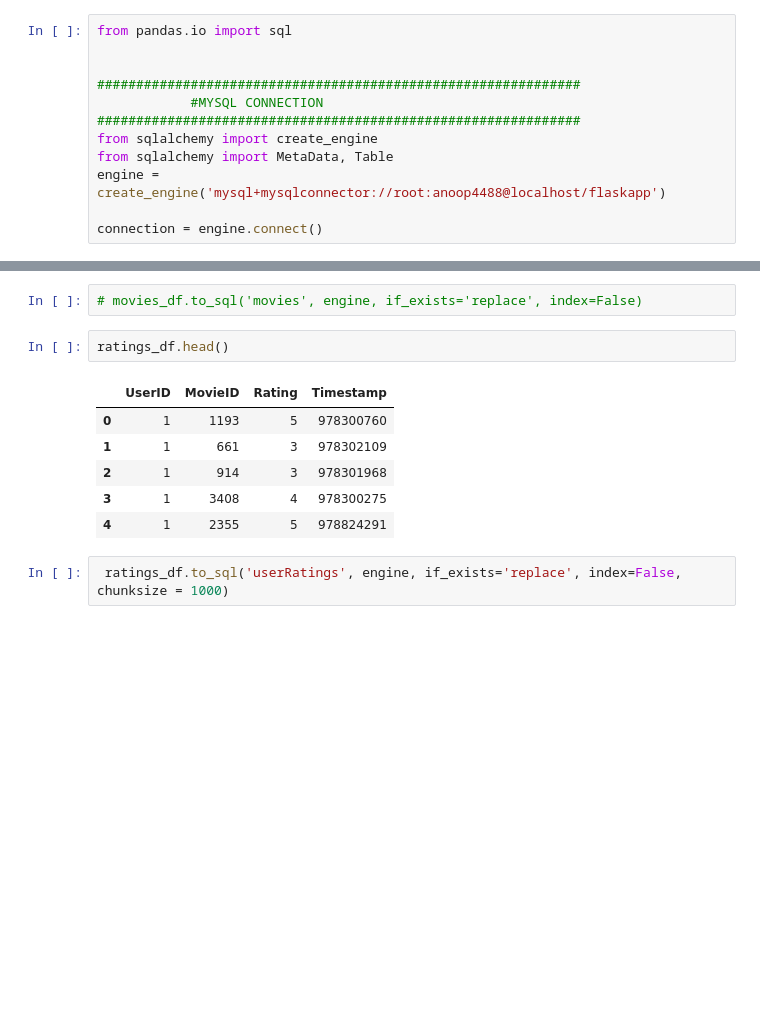
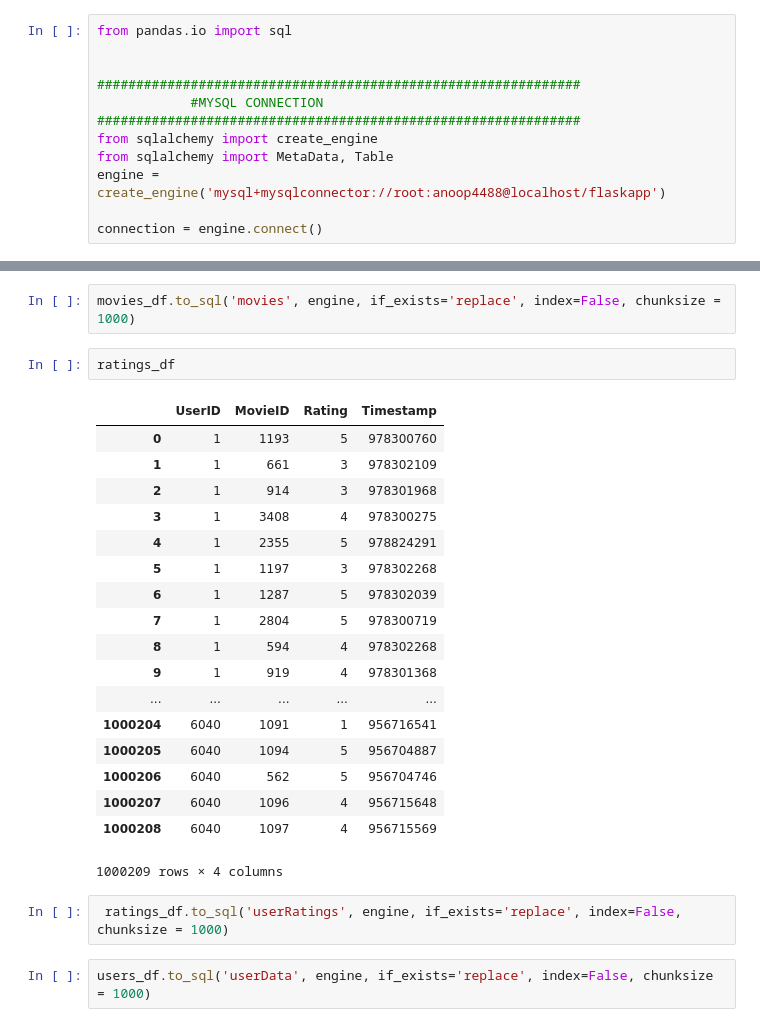
Before and after one commit to DEZNiT/RecSysJupyter, a Jupyter notebook: Pandas Df to mysql.ipynb, the cells around one changed output, grey strips where cells are left out. Drawn from its saved outputs; the diff is of its cells as text; blank space fills up the shorter version.

```diff
--- a/Pandas Df to mysql.ipynb
+++ b/Pandas Df to mysql.ipynb
@@ -77,13 +95,27 @@ connection = engine.connect()
 # %%
-# movies_df.to_sql('movies', engine, if_exists='replace', index=False)
+movies_df.to_sql('movies', engine, if_exists='replace', index=False, chunksize = 1000)
 # %%
-ratings_df.head()
+ratings_df
 # %% [output]
 |  | UserID | MovieID | Rating | Timestamp |
 | 0 | 1 | 1193 | 5 | 978300760 |
 | 1 | 1 | 661 | 3 | 978302109 |
 | 2 | 1 | 914 | 3 | 978301968 |
 | 3 | 1 | 3408 | 4 | 978300275 |
 | 4 | 1 | 2355 | 5 | 978824291 |
+| 5 | 1 | 1197 | 3 | 978302268 |
+| 6 | 1 | 1287 | 5 | 978302039 |
+| 7 | 1 | 2804 | 5 | 978300719 |
+| 8 | 1 | 594 | 4 | 978302268 |
+| 9 | 1 | 919 | 4 | 978301368 |
+| ... | ... | ... | ... | ... |
+| 1000204 | 6040 | 1091 | 1 | 956716541 |
+| 1000205 | 6040 | 1094 | 5 | 956704887 |
+| 1000206 | 6040 | 562 | 5 | 956704746 |
+| 1000207 | 6040 | 1096 | 4 | 956715648 |
+| 1000208 | 6040 | 1097 | 4 | 956715569 |
+1000209 rows × 4 columns
 # %%
  ratings_df.to_sql('userRatings', engine, if_exists='replace', index=False, chunksize = 1000)
+# %%
+users_df.to_sql('userData', engine, if_exists='replace', index=False, chunksize = 1000)
```
Also changed, not shown: parts of 6 cells of this notebook, 3 other files.
